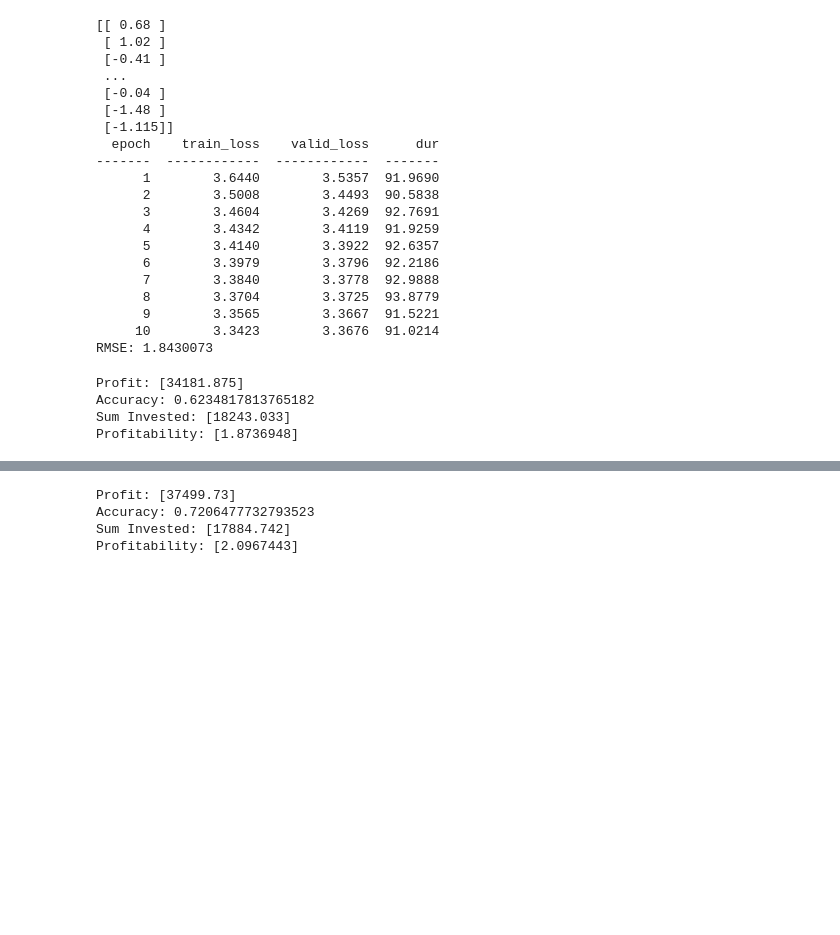
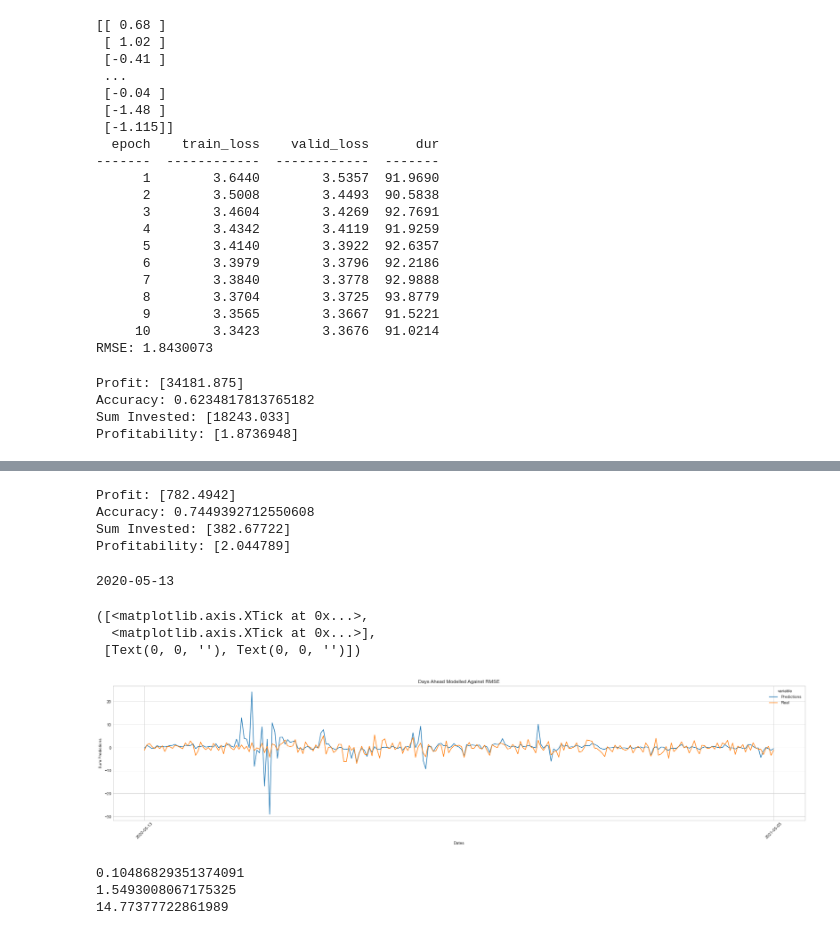
Before and after one commit to nathanindrakumar/Final_Project, a Jupyter notebook: FurtherAheadPrediction.ipynb, the cells around one changed output, grey strips where cells are left out. Saved outputs shown, nothing was run; the diff lists cells and outputs as text; code cells hidden in the pictures; blank space fills up the shorter version.

```diff
--- a/FurtherAheadPrediction.ipynb
+++ b/FurtherAheadPrediction.ipynb
@@ -469,15 +469,22 @@ unique = z.unique()
 profit = 0
 bullorbearcount = 0
 invested = 0
+predsumlist = []
+realalist = []
 for uni in unique:
     predsum = 0
     reala = 0
+    predcount = 0
     for i, (pred, real, date) in enumerate(zip(modelpreds, y, z)):
         if date == uni:
             predsum += pred
+            predcount += 1
             reala = real
+    predsum = (predsum/predcount)*14.77377722861989
     invested += abs(predsum)
     daychange = predsum * reala
+    predsumlist.append(predsum)
+    realalist.append(reala)
     profit += daychange
     if predsum > 0 and reala > 0:
         bullorbearcount += 1
@@ -488,7 +495,40 @@ print("Accuracy:", (bullorbearcount/len(unique)))
 print("Sum Invested:", invested)
 print("Profitability:", (profit/invested))
 # %% [output]
-Profit: [37499.73]
-Accuracy: 0.7206477732793523
-Sum Invested: [17884.742]
-Profitability: [2.0967443]
+Profit: [782.4942]
+Accuracy: 0.7449392712550608
+Sum Invested: [382.67722]
+Profitability: [2.044789]
+# %%
+predsuml = [item for sublist in predsumlist for item in sublist]
+realal = [item for sublist in realalist for item in sublist]
+# %%
+print(min(unique))
+# %% [output]
+2020-05-13
+# %%
+diction = {"Predictions": predsuml, "Real": realal, "Dates": unique}
+dfsea = pd.DataFrame(diction)
+dfsea = dfsea.sort_values(by=['Dates'])
+plt.style.use('seaborn-whitegrid')
+# %%
+fig_dims = (30, 6)
+fig, ax = plt.subplots(figsize=fig_dims)
+sns.lineplot(x='Dates',y='value',hue='variable',ax=ax, data = pd.melt(dfsea,["Dates"]))
+ax.set(xlabel='Dates',ylabel='Sum Predictions',title='Days Ahead Modelled Against RMSE')
+plt.xticks(['2020-05-13','2021-05-05'],rotation=45)
+# %% [output]
+([<matplotlib.axis.XTick at 0x...>,
+  <matplotlib.axis.XTick at 0x...>],
+ [Text(0, 0, ''), Text(0, 0, '')])
+[figure, added]
+# %%
+predsumlabs = [abs(number) for number in predsuml]
+realalabs = [abs(number) for number in realal]
+print(sum(predsumlabs)/len(predsumlabs))
+print(sum(realalabs)/len(realalabs))
+print((sum(realalabs)/len(realalabs))/(sum(predsumlabs)/len(predsumlabs)))
+# %% [output]
+0.10486829351374091
+1.5493008067175325
+14.77377722861989
```
Also changed, not shown: parts of 1 cell of this notebook, 8 other files.
